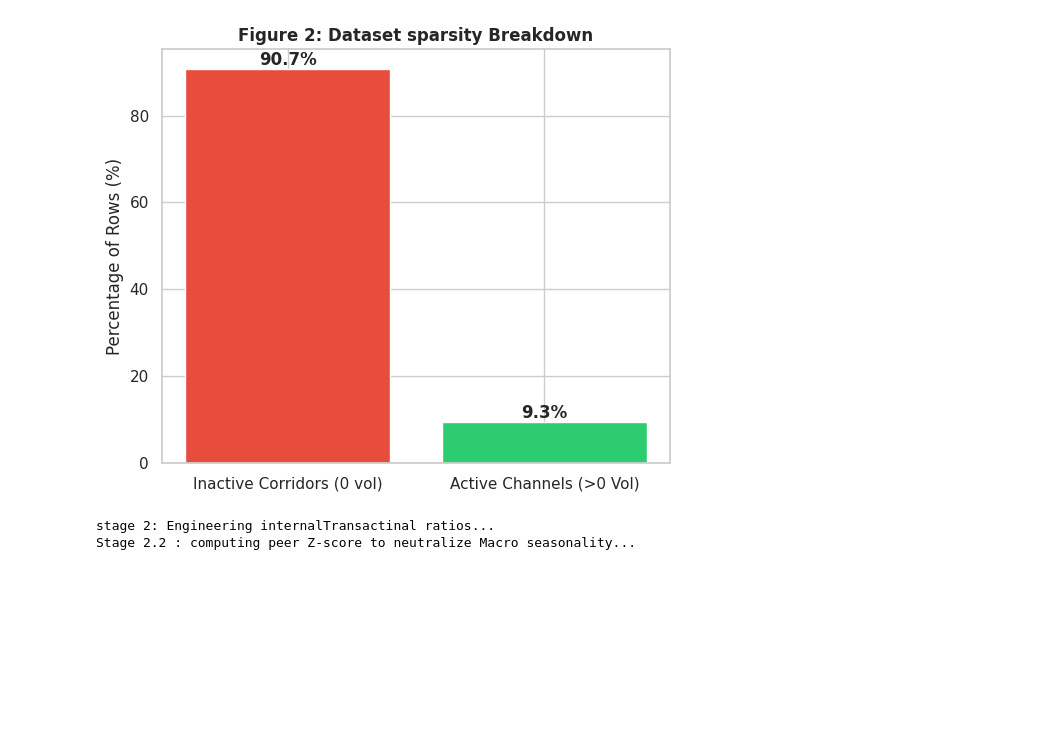
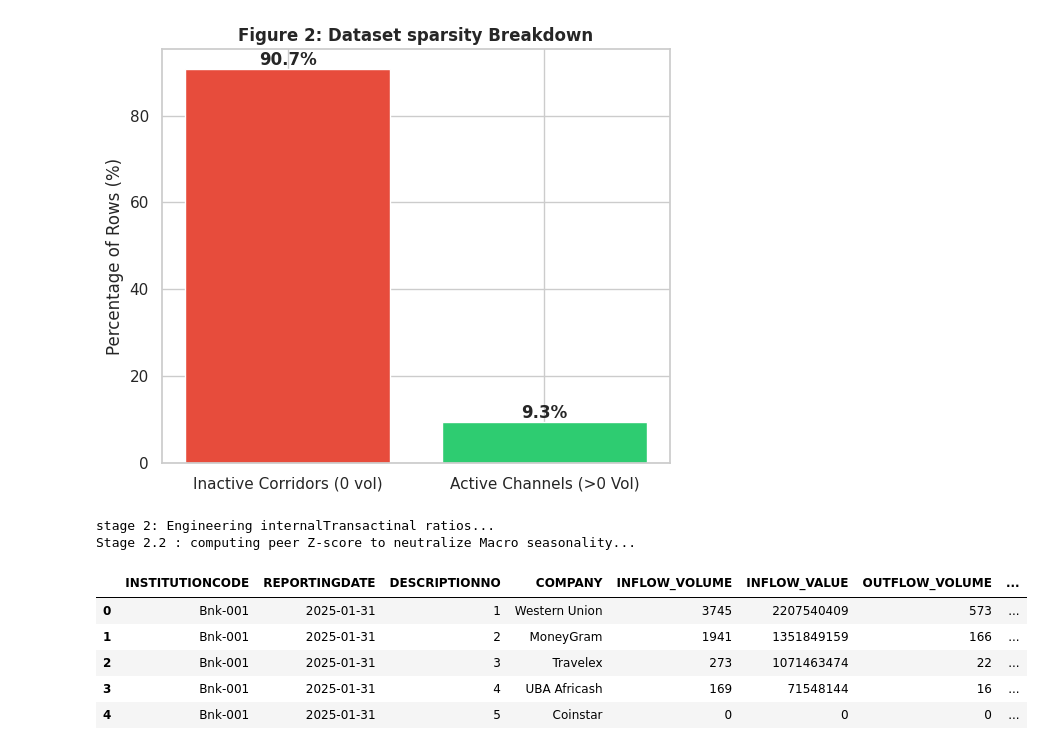
Before and after one commit to RobertDS-45/Money_Remmitence_analysis, a Jupyter notebook: Bot_Money_remmitence_analysis.ipynb, the cells around one changed output. Saved outputs shown, nothing was run; the diff lists cells and outputs as text; code cells hidden in the pictures; blank space fills up the shorter version.

```diff
--- a/Bot_Money_remmitence_analysis.ipynb
+++ b/Bot_Money_remmitence_analysis.ipynb
@@ -130,30 +130,38 @@ print("stage 2: Engineering internalTransactinal ratios...")
 df['INFLOW_AVG_VAL']= np.where(df['INFLOW_VOLUME'] > 0, df['INFLOW_VALUE'] / df['INFLOW_VOLUME'],0)
 df['OUTFLOW_AVG_VAL'] = np.where(df['OUTFLOW_VOLUME'] >0, df['OUTFLOW_VALUE'] / df['OUTFLOW_VOLUME'],0)
 
 # Net liquidity gap within the rporting period
 df['NET_FLOW_VALUE'] = df['INFLOW_VALUE'] - df['OUTFLOW_VALUE']
 
 # establish the hurdles flag: 1 for active entity relatioships, 0 for structural zeros
 df['IS_ACTIVE'] = np.where(df['TOTAL_VALUE'] > 0,1,0)
 
 # STAGE 2: MONTHLY MARKET SHARE &PEER-GROUP NORMALIZATION
 print('Stage 2.2 : computing peer Z-score to neutralize Macro seasonality...')
 
 # step A: compute the total market valume per individual month to creat seasonal baselines
 monthly_market_totals = df.groupby('MONTH')['TOTAL_VALUE'].transform('sum')
 
 # step B: Compute the axact market  share a bank-oparator combination holds in that specific month
 df['MONTHLY_MARKET_SHARE']=np.where(monthly_market_totals > 0, df['TOTAL_VALUE'] / monthly_market_totals,0)
 
 # step C:  Group by month and compute peer grup mean and standard deviation for active stream
 # we filter out zeros during statical window scaling so inactive corridors do not distortthe variance
 active_mask = df['IS_ACTIVE'] == 1
 df['MONTHLY_VALUE_ZSCORE'] = 0.0 # default initialization for inactive channels
 if active_mask.any():
   means = df[active_mask].groupby('MONTH')['TOTAL_VALUE'].transform('mean')
   stds = df[active_mask].groupby('MONTH')['TOTAL_VALUE'].transform('std').replace(0,1)
   # apply standard normalization
   df.loc[active_mask,'MONTHLY_VALUE_ZSCORE'] = (df.loc[active_mask,'TOTAL_VALUE'] - means) / stds
+
+df.head()
 # %% [output]
 stage 2: Engineering internalTransactinal ratios...
 Stage 2.2 : computing peer Z-score to neutralize Macro seasonality...
+|  | INSTITUTIONCODE | REPORTINGDATE | DESCRIPTIONNO | COMPANY | INFLOW_VOLUME | INFLOW_VALUE | OUTFLOW_VOLUME | ... |
+| 0 | Bnk-001 | 2025-01-31 | 1 | Western Union | 3745 | 2207540409 | 573 | ... |
+| 1 | Bnk-001 | 2025-01-31 | 2 | MoneyGram | 1941 | 1351849159 | 166 | ... |
+| 2 | Bnk-001 | 2025-01-31 | 3 | Travelex | 273 | 1071463474 | 22 | ... |
+| 3 | Bnk-001 | 2025-01-31 | 4 | UBA Africash | 169 | 71548144 | 16 | ... |
+| 4 | Bnk-001 | 2025-01-31 | 5 | Coinstar | 0 | 0 | 0 | ... |
```
Also changed, not shown: parts of 3 cells of this notebook.
